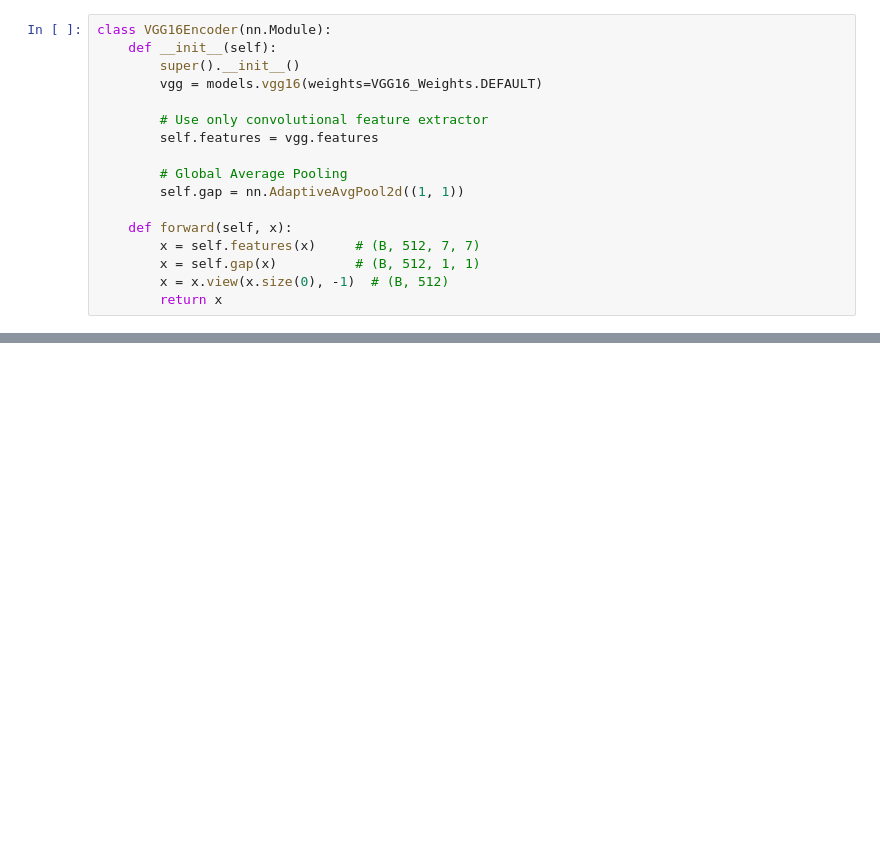
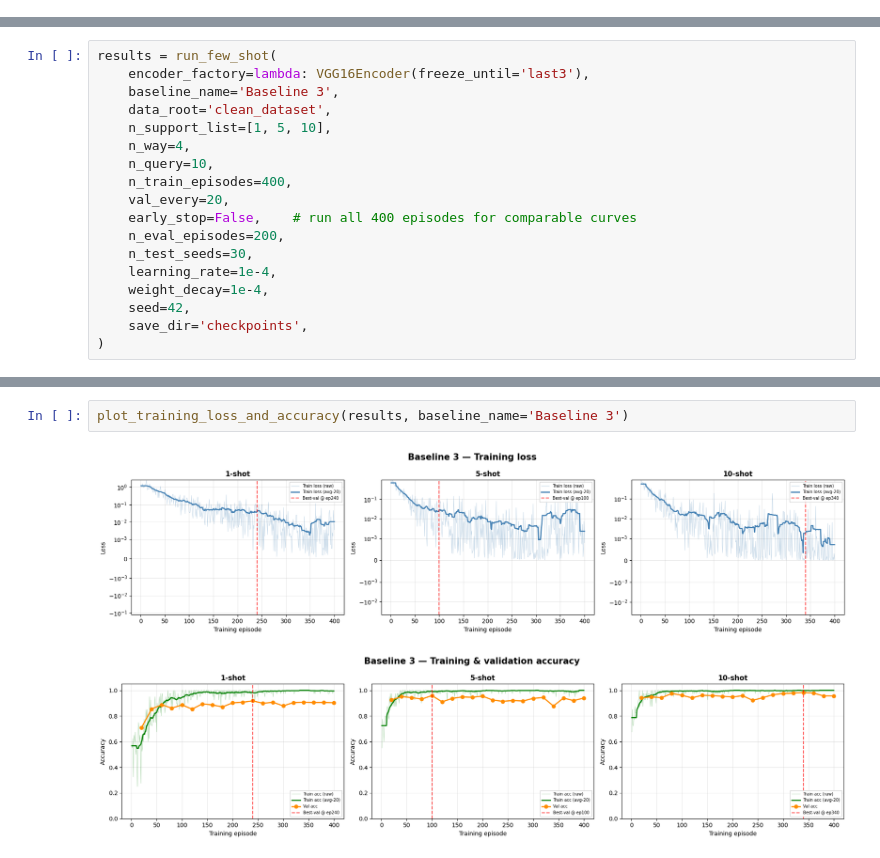
Before and after one commit to vishalpokuri/capstone, a Jupyter notebook: Baseline3_VGG16_ProtoNet_FewShot_.ipynb, the cells around one changed output, grey strips where cells are left out. Saved outputs shown, nothing was run; the diff lists cells and outputs as text; blank space fills up the shorter version.

```diff
--- a/Baseline3_VGG16_ProtoNet_FewShot_.ipynb
+++ b/Baseline3_VGG16_ProtoNet_FewShot_.ipynb
@@ -95,17 +0,0 @@ We remove the classifier head of VGG16 and apply **Global Average Pooling** on t
-# %%
-class VGG16Encoder(nn.Module):
-    def __init__(self):
-        super().__init__()
-        vgg = models.vgg16(weights=VGG16_Weights.DEFAULT)
-
-        # Use only convolutional feature extractor
-        self.features = vgg.features
-
-        # Global Average Pooling
-        self.gap = nn.AdaptiveAvgPool2d((1, 1))
-
-    def forward(self, x):
-        x = self.features(x)     # (B, 512, 7, 7)
-        x = self.gap(x)          # (B, 512, 1, 1)
-        x = x.view(x.size(0), -1)  # (B, 512)
-        return x
@@ -456,0 +89,18 @@ plt.show()
+# %%
+results = run_few_shot(
+    encoder_factory=lambda: VGG16Encoder(freeze_until='last3'),
+    baseline_name='Baseline 3',
+    data_root='clean_dataset',
+    n_support_list=[1, 5, 10],
+    n_way=4,
+    n_query=10,
+    n_train_episodes=400,
+    val_every=20,
+    early_stop=False,    # run all 400 episodes for comparable curves
+    n_eval_episodes=200,
+    n_test_seeds=30,
+    learning_rate=1e-4,
+    weight_decay=1e-4,
+    seed=42,
+    save_dir='checkpoints',
+)
@@ -456,0 +160,5 @@ plt.show()
+# %%
+plot_training_loss_and_accuracy(results, baseline_name='Baseline 3')
+# %% [output]
+[figure, added]
+[figure, added]
```
Also changed, not shown: parts of 45 cells of this notebook, 15 other files.
